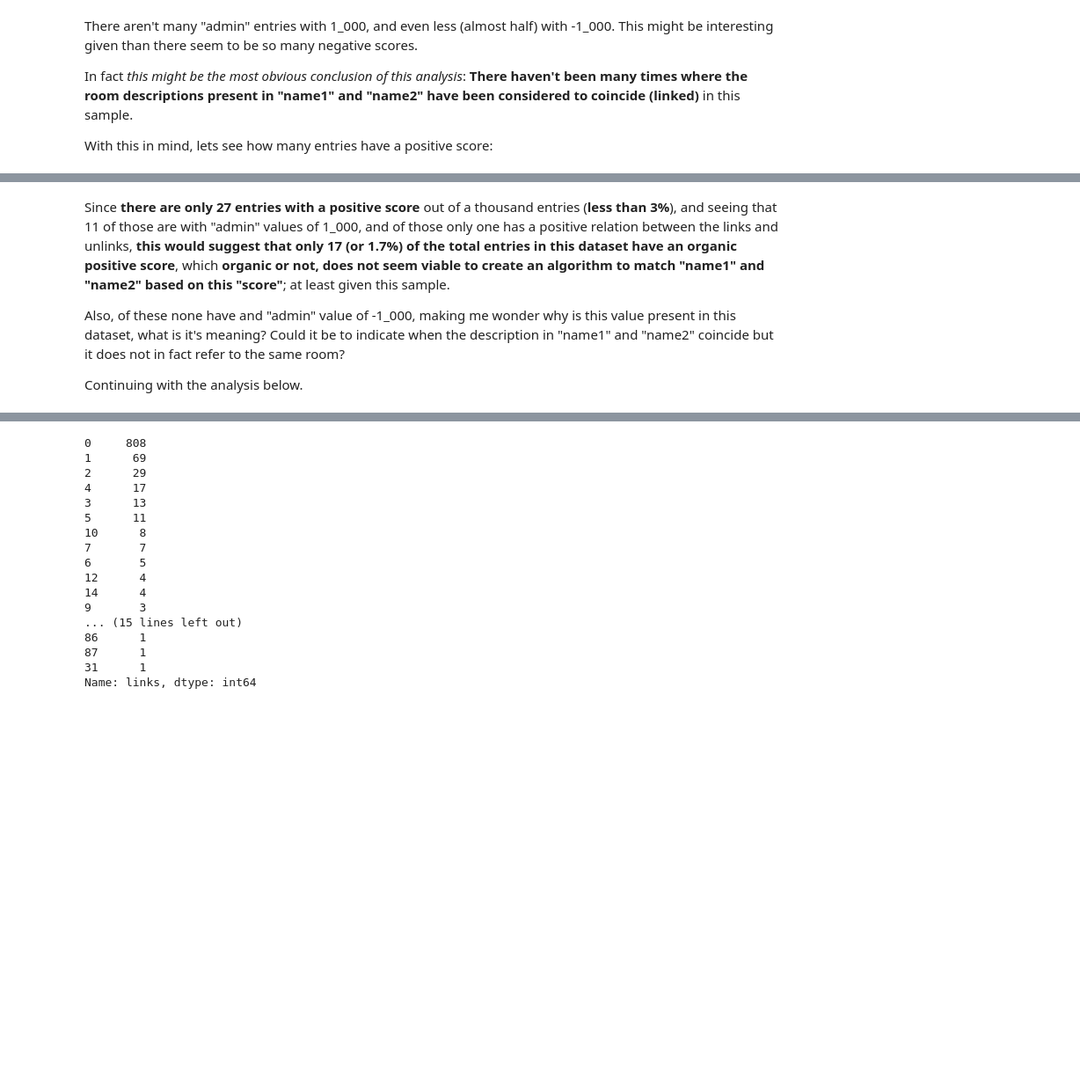
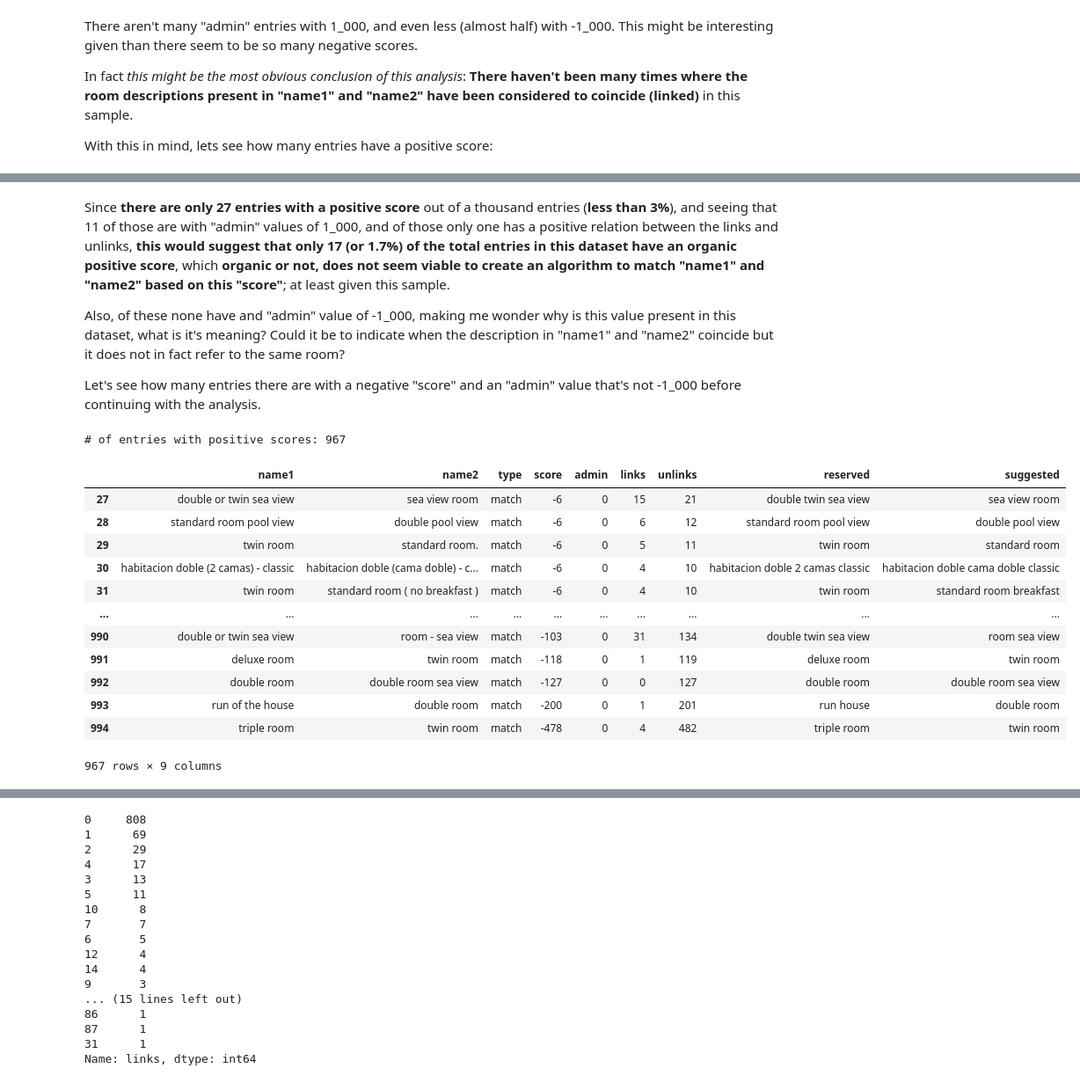
Before and after one commit to duarteharris/pruvo, a Jupyter notebook: eda.ipynb, the cells around one changed output, grey strips where cells are left out. Shown at 88% size. Cells and saved outputs as stored; diff of their text form; code cells hidden in the pictures; blank space fills up the shorter version.

```diff
--- a/eda.ipynb
+++ b/eda.ipynb
@@ -462,4 +462,24 @@ Since **there are only 27 entries with a positive score** out of a thousand entr
 
 Also, of these none have and "admin" value of -1_000, making me wonder why is this value present in this dataset, what is it's meaning? Could it be to indicate when the description in "name1" and "name2" coincide but it does not in fact refer to the same room?
 
-Continuing with the analysis below.
+Let's see how many entries there are with a negative "score" and an "admin" value that's not -1_000 before continuing with the analysis.
+# %%
+# checking how many entries have negative scores & admin values different than -1_000
+print(f"# of entries with positive scores: {rooms_df.query('score < 0 & admin != -1_000').shape[0]}")
+
+rooms_df.query('score < 0 & admin != -1_000')
+# %% [output]
+# of entries with positive scores: 967
+|  | name1 | name2 | type | score | admin | links | unlinks | reserved | suggested |
+| 27 | double or twin sea view | sea view room | match | -6 | 0 | 15 | 21 | double twin sea view | sea view room |
+| 28 | standard room pool view | double pool view | match | -6 | 0 | 6 | 12 | standard room pool view | double pool view |
+| 29 | twin room | standard room. | match | -6 | 0 | 5 | 11 | twin room | standard room |
+| 30 | habitacion doble (2 camas) - classic | habitacion doble (cama doble) - c... | match | -6 | 0 | 4 | 10 | habitacion doble 2 camas classic | habitacion doble cama doble classic |
+| 31 | twin room | standard room ( no breakfast ) | match | -6 | 0 | 4 | 10 | twin room | standard room breakfast |
+| ... | ... | ... | ... | ... | ... | ... | ... | ... | ... |
+| 990 | double or twin sea view | room - sea view | match | -103 | 0 | 31 | 134 | double twin sea view | room sea view |
+| 991 | deluxe room | twin room | match | -118 | 0 | 1 | 119 | deluxe room | twin room |
+| 992 | double room | double room sea view | match | -127 | 0 | 0 | 127 | double room | double room sea view |
+| 993 | run of the house | double room | match | -200 | 0 | 1 | 201 | run house | double room |
+| 994 | triple room | twin room | match | -478 | 0 | 4 | 482 | triple room | twin room |
+967 rows × 9 columns
```
Also changed, not shown: parts of 1 cell of this notebook.
